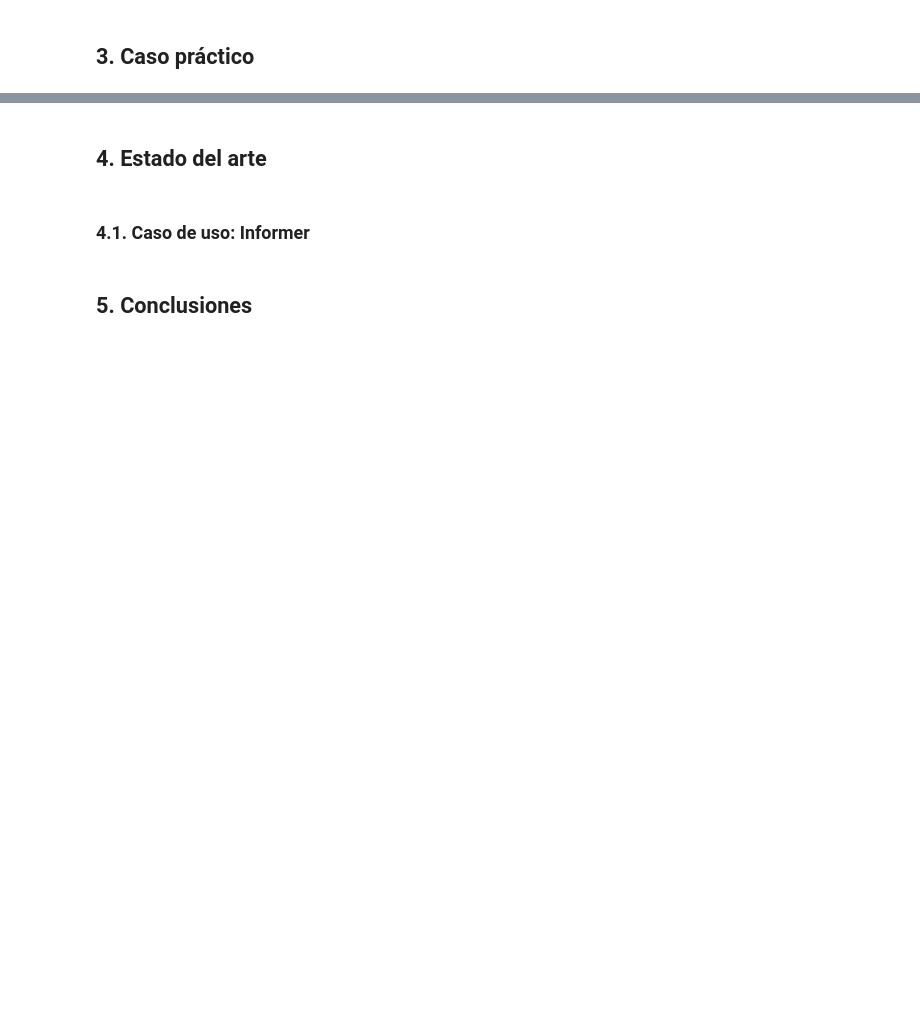
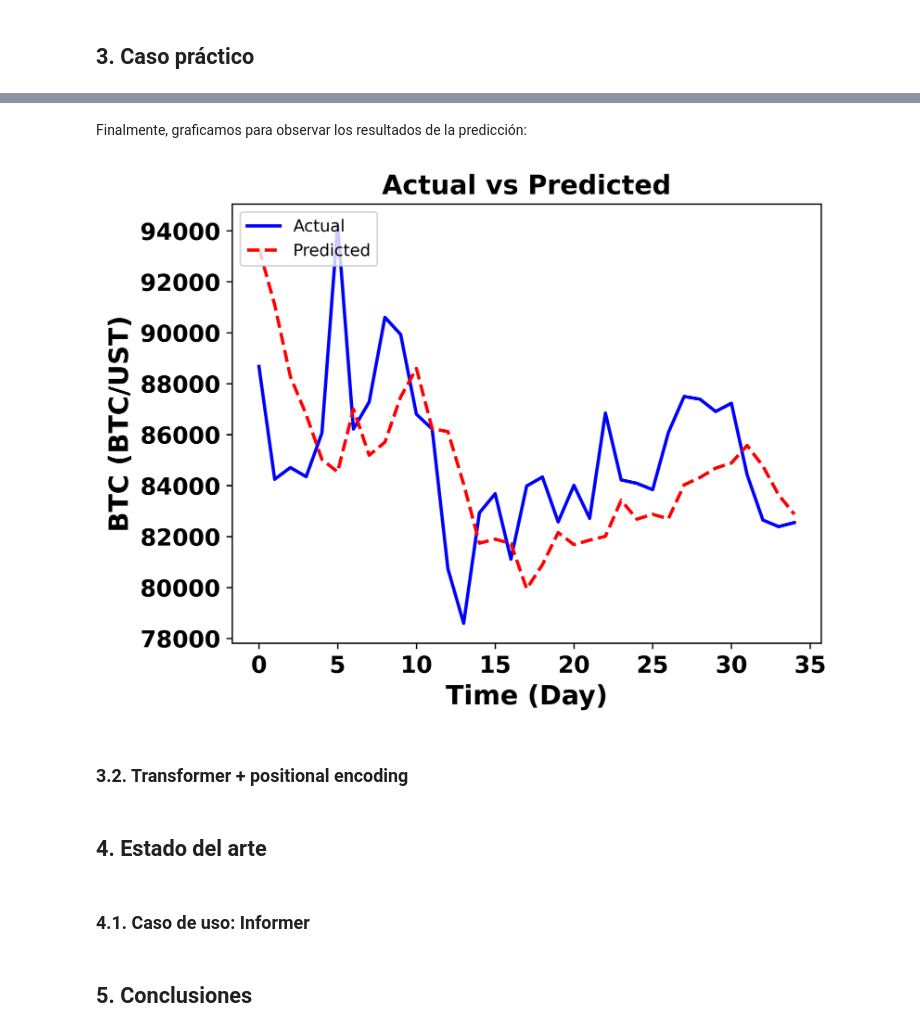
Before and after one commit to brunomaso1/uba-mia, a Jupyter notebook: mia-ast2/TPFinal.ipynb, the cells around one changed output, grey strips where cells are left out. Drawn from its saved outputs; the diff is of its cells as text; code cells hidden in the pictures; blank space fills up the shorter version.

```diff
--- a/mia-ast2/TPFinal.ipynb
+++ b/mia-ast2/TPFinal.ipynb
@@ -79,0 +245,7 @@ Invoke-Expression (poetry env activate)
+# %%
+X_train, y_train = to_sequences(WINDOW_SIZE, spots_train)
+X_test, y_test = to_sequences(WINDOW_SIZE, spots_test)
+print(f"X_train shape: {X_train.shape}")
+print(f"y_train shape: {y_train.shape}")
+print(f"X_test shape: {X_test.shape}")
+print(f"y_test shape: {y_test.shape}")
@@ -79,0 +356,12 @@ Invoke-Expression (poetry env activate)
+# %%
+input_shape = X_train.shape[1:]
+model = build_model(
+    input_shape,
+    head_size=256,
+    num_heads=4,
+    ff_dim=4,
+    num_transformer_blocks=4,
+    mlp_units=[128],
+    dropout=0.25,
+    mlp_dropout=0.4
+)
@@ -79,0 +396,8 @@ Invoke-Expression (poetry env activate)
+# %%
+model.compile(
+    loss=MeanSquaredError(), optimizer=Adam(learning_rate=1e-4), metrics=[MeanAbsoluteError()]
+)
+
+callbacks_list = [EarlyStopping(patience=10, restore_best_weights=True)]
+
+history = model.fit(X_train, y_train, validation_split=0.2, epochs=500, batch_size=64, callbacks=callbacks_list)
@@ -79,0 +541,6 @@ Invoke-Expression (poetry env activate)
+# %%
+pred_test = model.predict(X_test)
+metrics_dict_test = calculate_metrics(y_test, pred_test)
+print("\nTest Set Metrics:")
+for metric_name, metric_value in metrics_dict_test.items():
+    print(f"Score ({metric_name}): {metric_value}")
@@ -79,0 +558,8 @@ Invoke-Expression (poetry env activate)
+# %% [markdown]
+Finalmente, graficamos para observar los resultados de la predicción:
+# %%
+plot_actual_vs_predicted(y_test, pred_test, "Transformer_predicted_vs_actual.jpeg")
+# %% [output]
+[figure, added]
+# %% [markdown]
+### 3.2. Transformer + positional encoding <a class="anchor" id="section3_2"></a>
```
Also changed, not shown: parts of 44 cells of this notebook, 5 other files.
